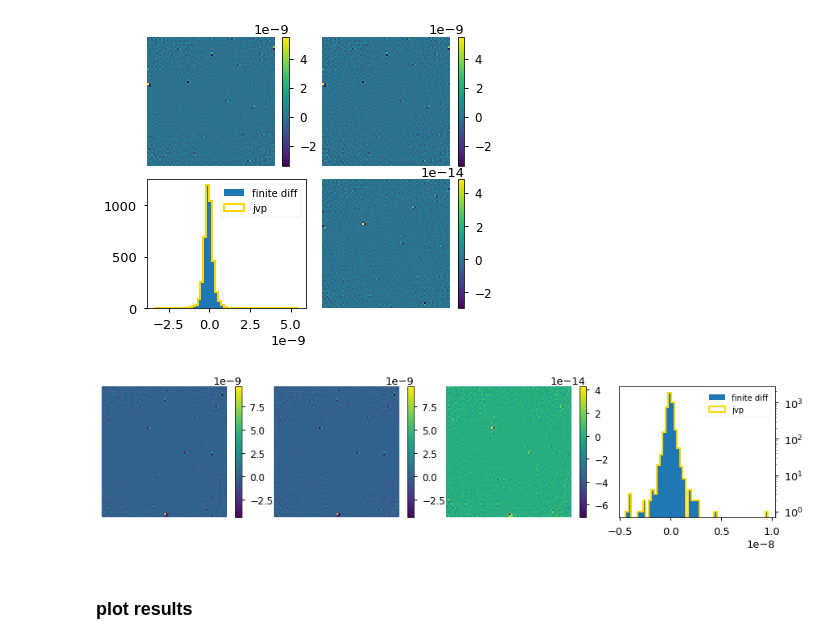
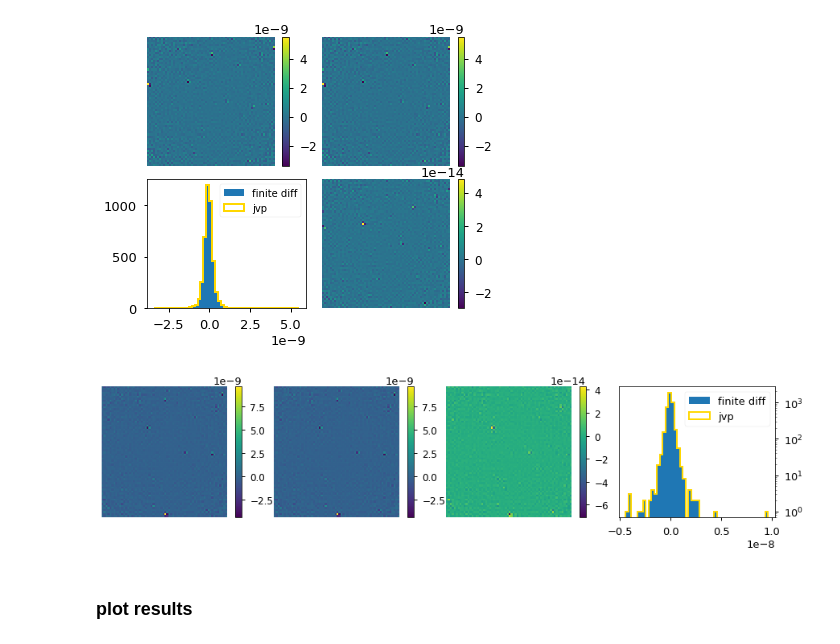
Before and after one commit to VMBoehm/MADLens, a Jupyter notebook: notebooks/PlotResults-publications.ipynb, the cells around one changed output. Cells and saved outputs as stored; diff of their text form; code cells hidden in the pictures.

Commit message:
updated jvp plot

```diff
--- a/notebooks/PlotResults-publications.ipynb
+++ b/notebooks/PlotResults-publications.ipynb
@@ -675,25 +675,25 @@ mapdiff = (map_plus-map_minus).reshape(64,64)
 # %%
 fig,ax = plt.subplots(1,4, figsize=(15,3))
 im1 = ax[0].imshow((jvp).reshape(64,64), aspect="auto")
 ax[0].axis('off')
 cbar=fig.colorbar(im1, ax=ax[0])
 cbar.ax.tick_params(labelsize=12)
 im2 = ax[1].imshow((mapdiff).reshape(64,64), aspect="auto")
 ax[1].axis('off')
 cbar = fig.colorbar(im2, ax=ax[1])
 cbar.ax.tick_params(labelsize=12)
 im3 = ax[2].imshow(jvp.reshape(64,64)-mapdiff, aspect="auto")
 ax[2].axis('off')
 cbar = fig.colorbar(im3, ax=ax[2])
 cbar.ax.tick_params(labelsize=12)
 _ =ax[3].hist((map_plus-map_minus).flatten(),bins=50, label='finite diff', log=True)
 _ =ax[3].hist(jvp.flatten(),bins=50, alpha=1, label='jvp', histtype=u'step', lw=2, color='gold')
-ax[3].legend()
+ax[3].legend(fontsize=13)
 ax[3].yaxis.tick_right()
 plt.subplots_adjust(hspace=0.1,wspace=0.1)
 plt.savefig(os.path.join(PLOTPATH,'vjp_interp.pdf'),bbox_inches='tight')
 # %% [output]
-[figure, old version]
+[figure, new version]
 # %% [markdown]
 ### plot results
 # %%
```
Also changed, not shown: 1 other file.
